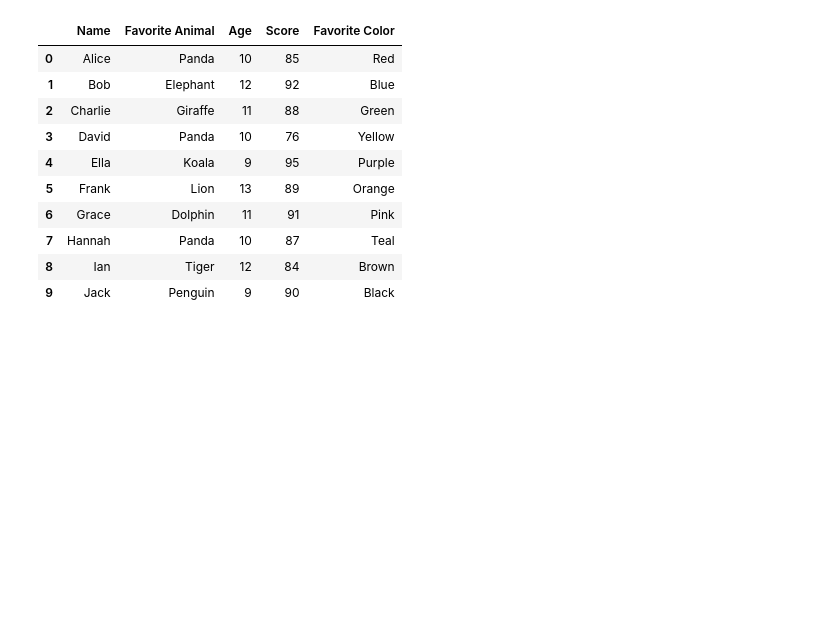
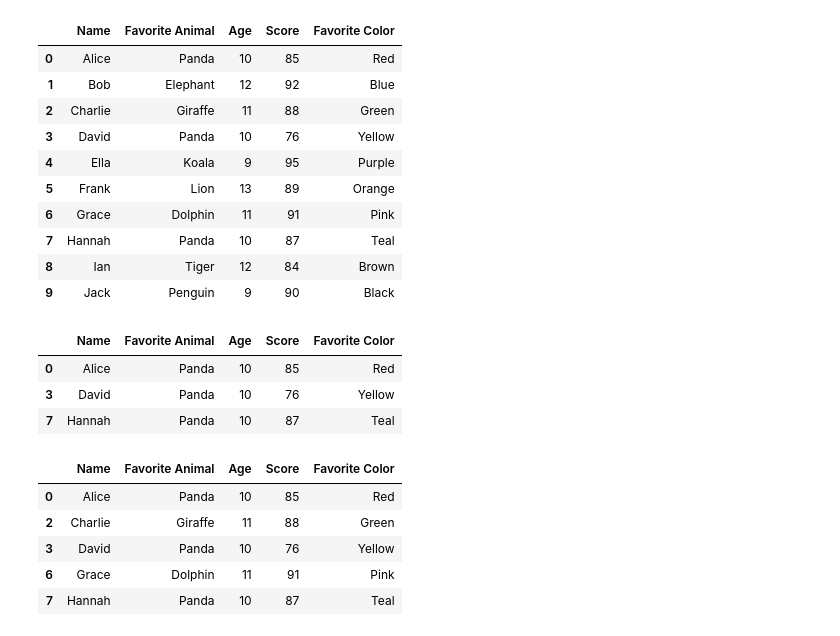
Before and after one commit to byambaa1982/python_cources_for_beginers, a Jupyter notebook: Mini Project 1/Pandas.ipynb, the cells around one changed output. Drawn from its saved outputs; the diff is of its cells as text; code cells hidden in the pictures; blank space fills up the shorter version.

```diff
--- a/Mini Project 1/Pandas.ipynb
+++ b/Mini Project 1/Pandas.ipynb
@@ -35,3 +35,19 @@ df
 | 7 | Hannah | Panda | 10 | 87 | Teal |
 | 8 | Ian | Tiger | 12 | 84 | Brown |
 | 9 | Jack | Penguin | 9 | 90 | Black |
+# %%
+df[df['Age']==10]
+# %% [output]
+|  | Name | Favorite Animal | Age | Score | Favorite Color |
+| 0 | Alice | Panda | 10 | 85 | Red |
+| 3 | David | Panda | 10 | 76 | Yellow |
+| 7 | Hannah | Panda | 10 | 87 | Teal |
+# %%
+df[(df['Age']>=10) & (df['Age']<=11)]
+# %% [output]
+|  | Name | Favorite Animal | Age | Score | Favorite Color |
+| 0 | Alice | Panda | 10 | 85 | Red |
+| 2 | Charlie | Giraffe | 11 | 88 | Green |
+| 3 | David | Panda | 10 | 76 | Yellow |
+| 6 | Grace | Dolphin | 11 | 91 | Pink |
+| 7 | Hannah | Panda | 10 | 87 | Teal |
```
